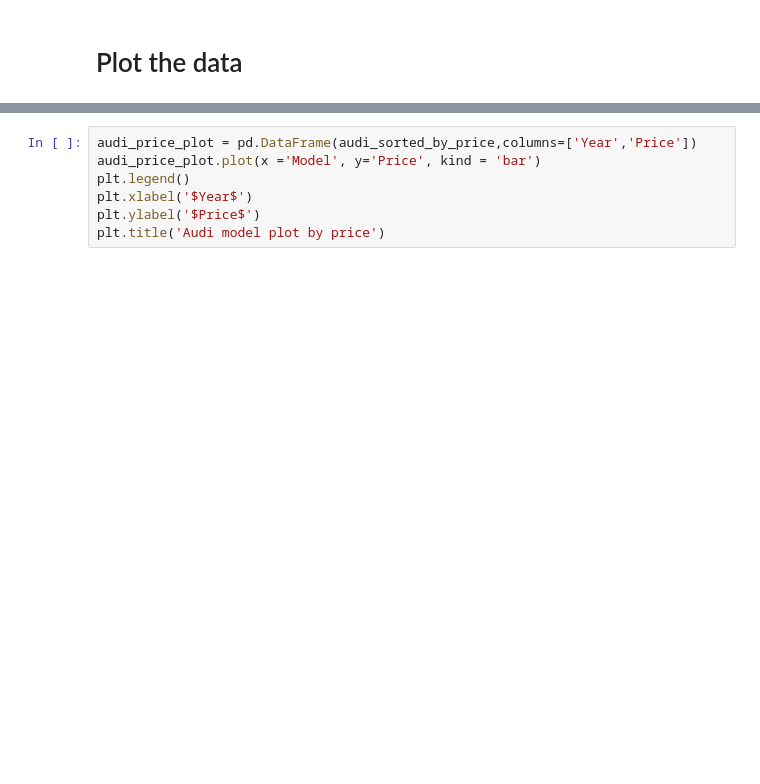
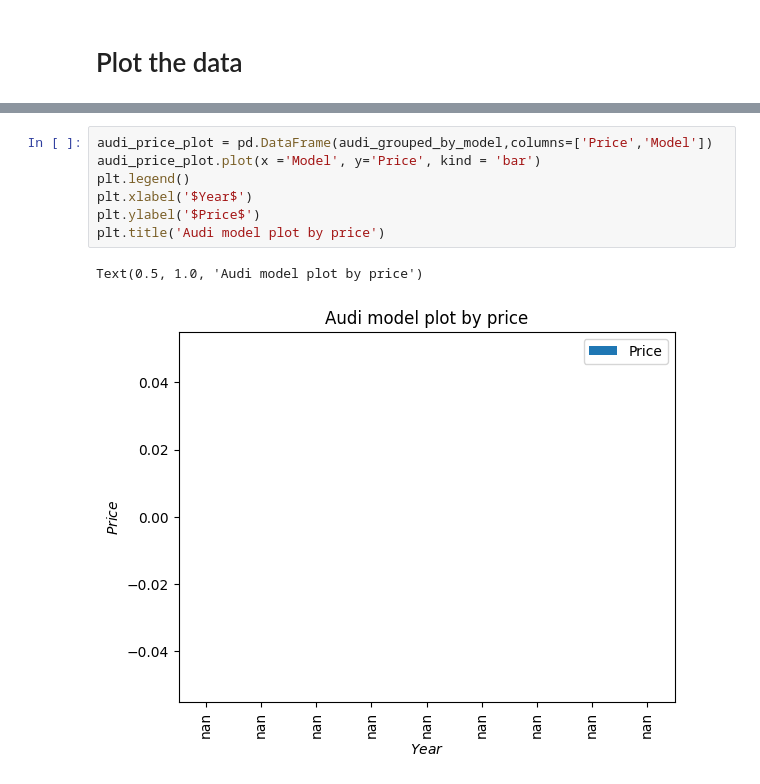
Before and after one commit to ugnevaisvilaite/She-Goes-Tech22, a Jupyter notebook: day_20/day_20_homework.ipynb, the cells around one changed output, grey strips where cells are left out. Cells and saved outputs as stored; diff of their text form; blank space fills up the shorter version.

```diff
--- a/day_20/day_20_homework.ipynb
+++ b/day_20/day_20_homework.ipynb
@@ -218,10 +237,13 @@ Text(0.5, 1.0, 'Audi price plot by year')
 # %%
-audi_price_plot = pd.DataFrame(audi_sorted_by_price,columns=['Year','Price'])
+audi_price_plot = pd.DataFrame(audi_grouped_by_model,columns=['Price','Model'])
 audi_price_plot.plot(x ='Model', y='Price', kind = 'bar')
 plt.legend()
 plt.xlabel('$Year$')
 plt.ylabel('$Price$')
 plt.title('Audi model plot by price')
+# %% [output]
+Text(0.5, 1.0, 'Audi model plot by price')
+[figure, added]
 # %%
 audi_df['Volume'] = audi_df['Volume'].str.replace('D', '')
 audi_df.head()
```
Also changed, not shown: parts of 13 cells of this notebook, 1 other file.
